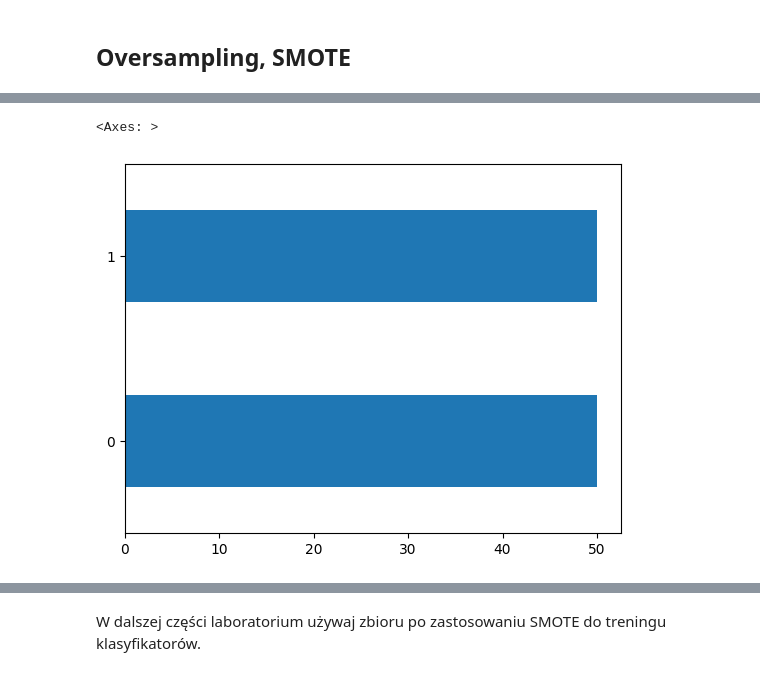
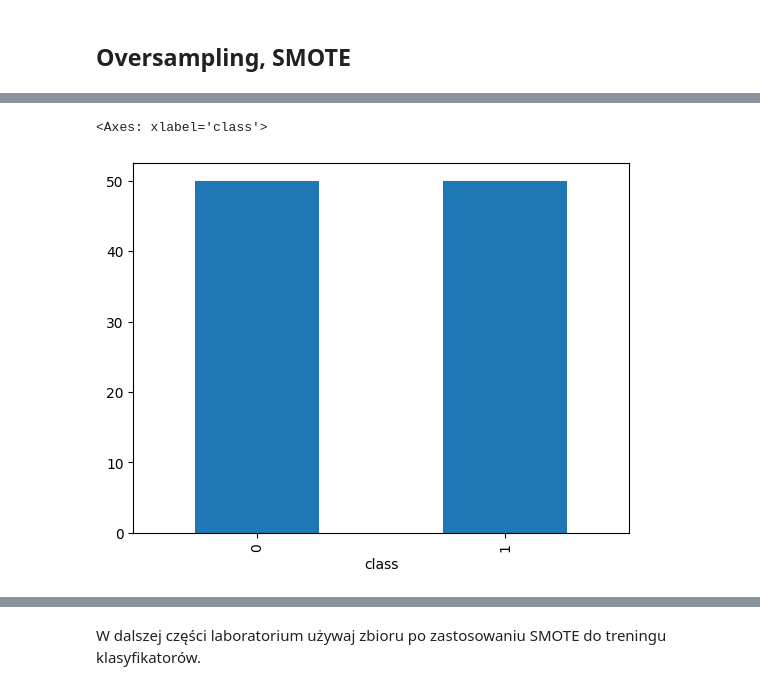
Before and after one commit to michal200292/Introduction-to-AI, a Jupyter notebook: lab2/lab_2.ipynb, the cells around one changed output, grey strips where cells are left out. Saved outputs shown, nothing was run; the diff lists cells and outputs as text; code cells hidden in the pictures.

```diff
--- a/lab2/lab_2.ipynb
+++ b/lab2/lab_2.ipynb
@@ -196,14 +196,22 @@ Co ważne, z definicji AUROC, trzeba tam użyć prawdopodobieństw klasy pozytyw
 # %%
 from sklearn.tree import DecisionTreeClassifier
 from sklearn.metrics import roc_auc_score
+from sklearn.metrics import RocCurveDisplay
+
+
+def calc_auroc(model, X_test, y_test):
+    y_pred = model.predict_proba(X_test)
+    score = roc_auc_score(y_test, y_pred[:, 1])
+    RocCurveDisplay.from_predictions(y_test, y_pred[:, 1])
+    print(f"AUROC = {score:.4f}")
+
 
 def decision_tree_learn(X_train, y_train, X_test, y_test):
     model = DecisionTreeClassifier(criterion='entropy', random_state=0)
     model.fit(X_train, y_train)
 
-    y_pred = model.predict_proba(X_test)
-    score = roc_auc_score(y_test, y_pred[:, 1])
-    print(f"AUROC = {score:.4f}")
+    calc_auroc(model, X_test, y_test)
+
 
 decision_tree_learn(X_train, y_train, X_test, y_test)
 # %% [output]
@@ -248,9 +257,7 @@ def random_forest_learn(X_train, y_train, X_test, y_test):
     model = RandomForestClassifier(n_estimators=500, criterion='entropy', random_state=0, n_jobs=-1)
     model.fit(X_train, y_train)
 
-    y_pred = model.predict_proba(X_test)
-    score = roc_auc_score(y_test, y_pred[:, 1])
-    print(f"AUROC = {score:.4f}")
+    calc_auroc(model, X_test, y_test)
 
 random_forest_learn(X_train, y_train, X_test, y_test)
 # %% [output]
@@ -286,15 +294,15 @@ Użyj SMOTE do zbalansowania zbioru treningowego (nie używa się go na zbiorze
 # %%
 from imblearn.over_sampling import SMOTE
 
 smote = SMOTE(random_state=0, k_neighbors=5)
 X_resampled, y_resampled = smote.fit_resample(X_train, y_train)
 
 value_count = y_resampled.value_counts()
 value_count = (value_count / y_resampled.shape[0]) * 100
-value_count.plot.barh()
+value_count.plot.bar()
 # %% [output]
-<Axes: >
+<Axes: xlabel='class'>
-[figure, old version]
+[figure, new version]
 # %%
 print("Resampled decision tree")
 decision_tree_learn(X_resampled, y_resampled, X_test, y_test)
```
Also changed, not shown: parts of 54 cells of this notebook, 5 other files.
